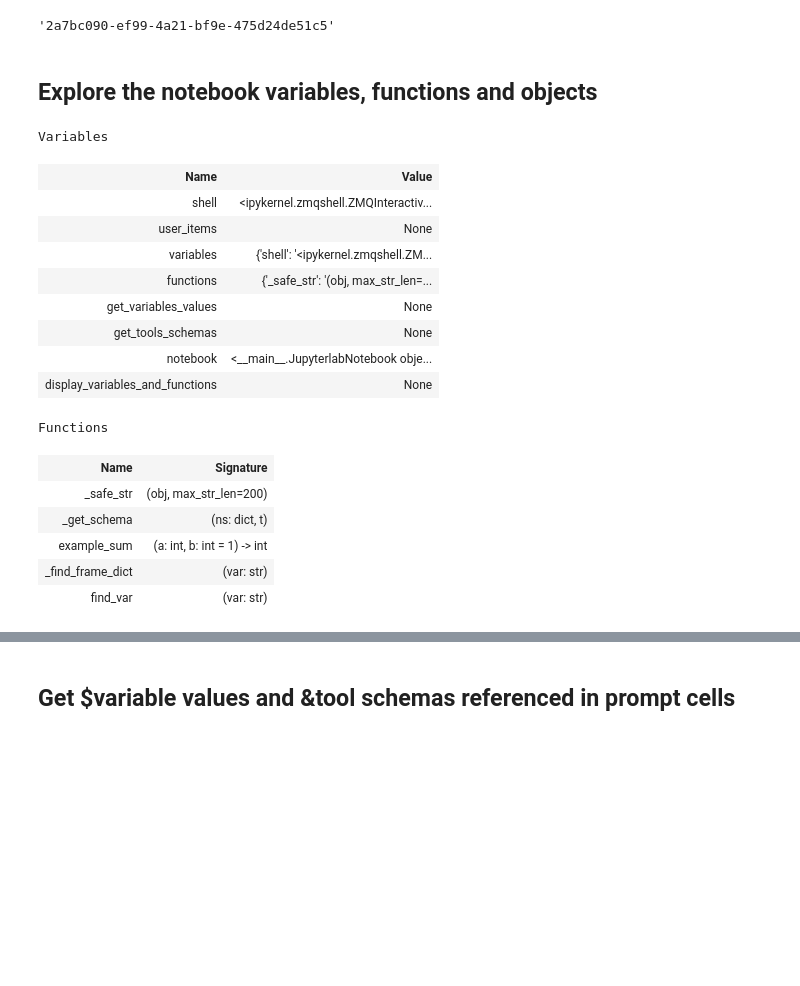
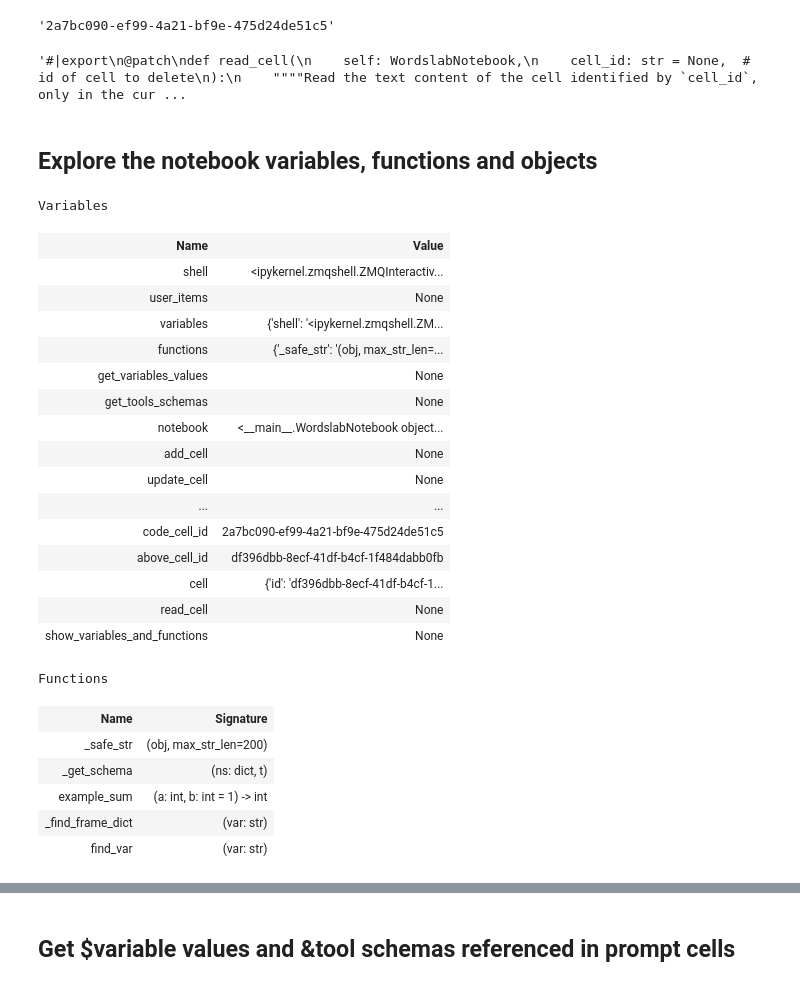
Before and after one commit to wordslab-org/wordslab-notebooks-lib, a Jupyter notebook: nbs/02_notebook.ipynb, the cells around one changed output, grey strips where cells are left out. Cells and saved outputs as stored; diff of their text form; code cells hidden in the pictures; blank space fills up the shorter version.

```diff
--- a/nbs/02_notebook.ipynb
+++ b/nbs/02_notebook.ipynb
@@ -583,3 +600,7 @@ await notebook.run_cell(cell_id=code_cell_id)
+# %%
+notebook.read_cell(above_cell_id)
+# %% [output]
+'#|export\n@patch\ndef read_cell(\n    self: WordslabNotebook,\n    cell_id: str = None,  # id of cell to delete\n):\n    """"Read the text content of the cell identified by `cell_id`, only in the cur ...
 # %% [markdown]
 ## Explore the notebook variables, functions and objects
 # %%
@@ -598,18 +619,25 @@ def display_variables_and_functions(self: WordslabNotebook):
     output += "</table>"
     display(HTML(output))
 # %%
-notebook.display_variables_and_functions()
+notebook.show_variables_and_functions()
 # %% [output]
 Variables
 | Name | Value |
 | shell | <ipykernel.zmqshell.ZMQInteractiv... |
 | user_items | None |
 | variables | {'shell': '<ipykernel.zmqshell.ZM... |
 | functions | {'_safe_str': '(obj, max_str_len=... |
 | get_variables_values | None |
 | get_tools_schemas | None |
-| notebook | <__main__.JupyterlabNotebook obje... |
-| display_variables_and_functions | None |
+| notebook | <__main__.WordslabNotebook object... |
+| add_cell | None |
+| update_cell | None |
+| ... | ... |
+| code_cell_id | 2a7bc090-ef99-4a21-bf9e-475d24de51c5 |
+| above_cell_id | df396dbb-8ecf-41df-b4cf-1f484dabb0fb |
+| cell | {'id': 'df396dbb-8ecf-41df-b4cf-1... |
+| read_cell | None |
+| show_variables_and_functions | None |
 Functions
 | Name | Signature |
 | _safe_str | (obj, max_str_len=200) |
```
Also changed, not shown: parts of 6 cells of this notebook, 2 other files.
